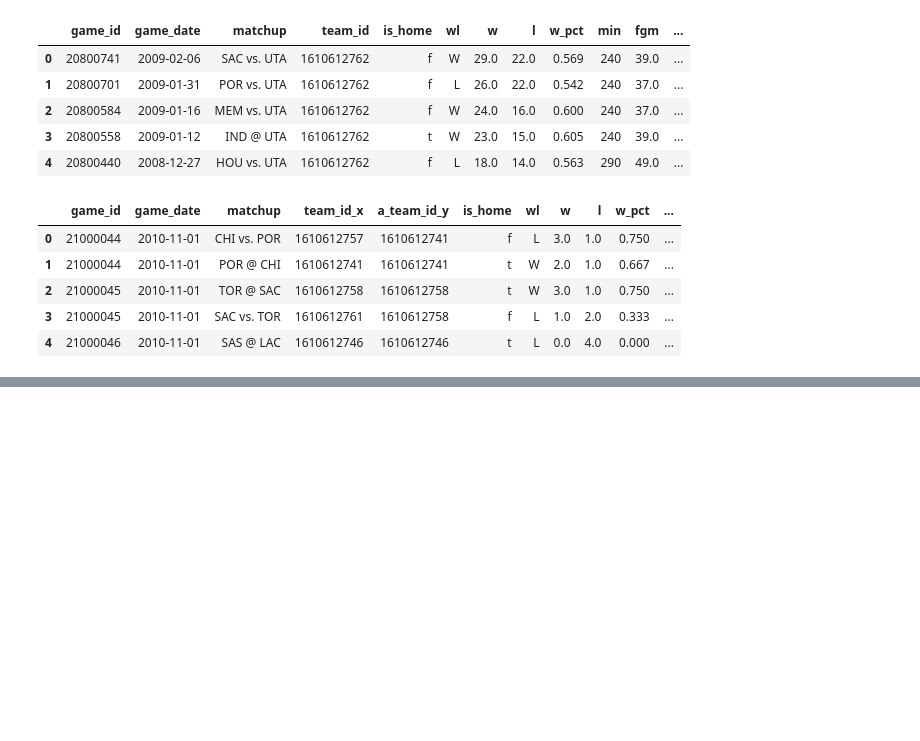
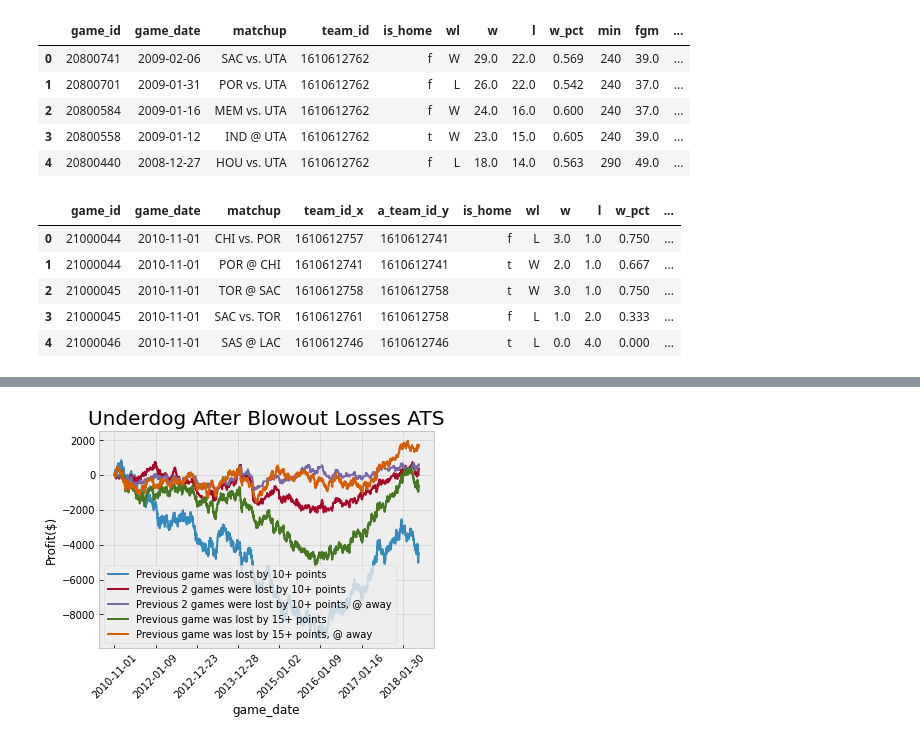
Before and after one commit to eduardopadilla3/Unit1_build_code, a Jupyter notebook: code_for__sprintbuild.ipynb, the cells around one changed output, grey strips where cells are left out. Cells and saved outputs as stored; diff of their text form; code cells hidden in the pictures; blank space fills up the shorter version.

```diff
--- a/code_for__sprintbuild.ipynb
+++ b/code_for__sprintbuild.ipynb
@@ -3744,0 +5716,20 @@ plt.show()
+# %%
+plt.style.use("bmh")
+ax = plt.gca()
+
+a.plot(kind='line', x='game_date', y='Blowout_1+_Underdog', ax=ax, label='Previous game was lost by 10+ points')
+a.plot(kind='line', x='game_date', y='Blowout2+_Underdog', ax=ax, label='Previous 2 games were lost by 10+ points')
+a.plot(kind='line', x='game_date', y='Blowout2+_AUnderdog', ax=ax, label='Previous 2 games were lost by 10+ points, @ away')
+a.plot(kind='line', x='game_date', y='Blowout15+money', ax=ax, label='Previous game was lost by 15+ points')
+a.plot(kind='line', x='game_date', y='Blowout15+A_money', ax=ax, label='Previous game was lost by 15+ points, @ away')
+
+ax.set_title('Underdog After Blowout Losses ATS', fontdict={'fontsize': 20, 'fontweight': 'medium'})
+plt.grid()
+plt.grid(b=True)
+ax.set_ylabel('Profit($)')
+
+_ = plt.xticks(rotation=45)
+
+plt.show()
+# %% [output]
+[figure, added]
```
Also changed, not shown: parts of 20 cells of this notebook.
